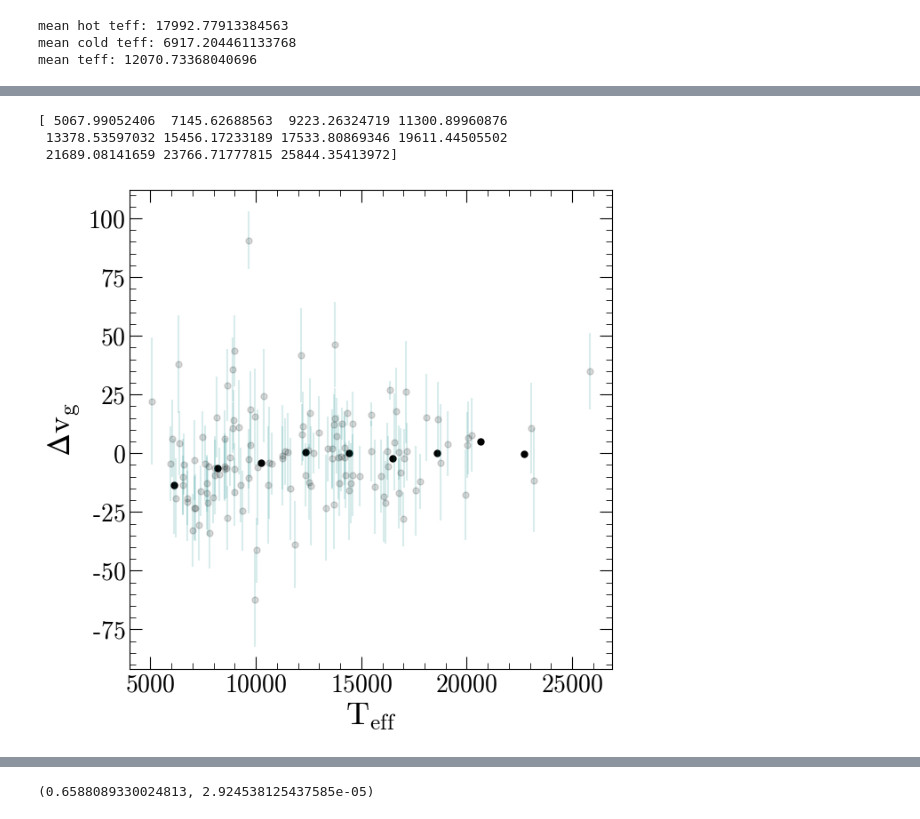
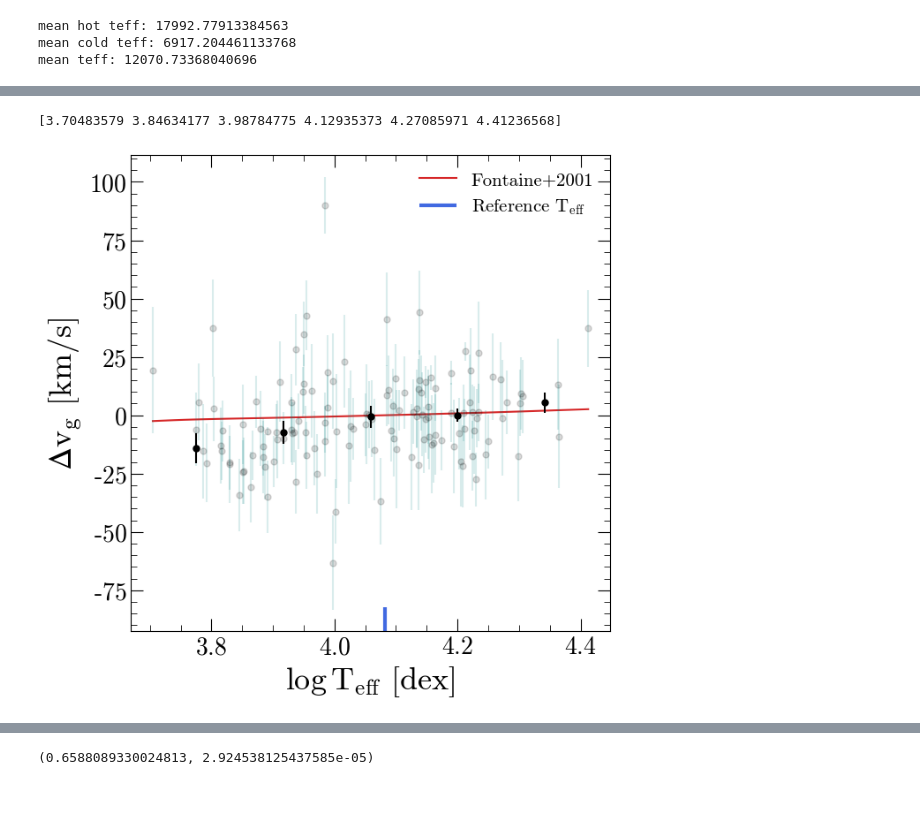
Before and after one commit to stefanarseneau/gravitational-redshift, a Jupyter notebook: 05_relation.ipynb, the cells around one changed output, grey strips where cells are left out. Cells and saved outputs as stored; diff of their text form; code cells hidden in the pictures.

```diff
--- a/05_relation.ipynb
+++ b/05_relation.ipynb
@@ -1106,10 +1095,10 @@ for i in tqdm(range(len(catalog))):
     hot_delta_gravz[i] = np.mean(catalog['g_redshift'][i] - rv_from_radius(catalog['radius'][i] + np.random.normal(0, catalog['e_radius'][i], size = (1,size)), np.mean(catalog[hot_mask]['phot_teff']), 'f', 'f', 'f'))
     hot_e_delta_gravz[i] = ( catalog['eg_redshift'][i]**2 + (catalog['e_radius'][i] * hot_drv(catalog['radius'][i]) )**2 )**(0.5)
 
-    delta_gravz[i] = np.mean(catalog['g_redshift'][i] - rv_from_radius(catalog['radius'][i] + np.random.normal(0, catalog['e_radius'][i], size = (1,size)), np.mean(catalog[mask]['phot_teff']), 'f', 'f', 'f'))
+    delta_gravz[i] = np.mean(catalog['g_redshift'][i] - rv_from_radius(catalog['radius'][i] + np.random.normal(0, catalog['e_radius'][i], size = (1,size)), 12000, 'f', 'f', 'f'))
     e_delta_gravz[i] = ( catalog['eg_redshift'][i]**2 + (catalog['e_radius'][i] * hot_drv(catalog['radius'][i]) )**2 )**(0.5)
 
-    owntemp[i] = np.mean(catalog['g_redshift'][i] - rv_from_radius(catalog['radius'][i] + np.random.normal(0, catalog['e_radius'][i], size = (1,size)), catalog['phot_teff'][i], 'f', 'f', 'f'))
+    owntemp[i] = np.mean(catalog['g_redshift'][i] - rv_from_radius(catalog['radius'][i] + np.random.normal(0, catalog['e_radius'][i], size = (1,size)), 12000, 'f', 'f', 'f'))
     e_owntemp[i] = ( catalog['eg_redshift'][i]**2 + (catalog['e_radius'][i] * hot_drv(catalog['radius'][i]) )**2 )**(0.5)
 # %% [output]
 mean hot teff: 17992.77913384563
@@ -1372,24 +1259,42 @@ fig.savefig('spectra/temp_quantify_2.pdf')
 # %%
-plt.errorbar(catalog[mask]['phot_teff'], catalog[mask]['delta_vg_self'], yerr = catalog[mask]['e_delta_vg_self'], alpha = 0.15, fmt = 'o', color='black', ecolor = 'teal')
+teffs = np.linspace(min(catalog[mask]['phot_teff']), max(catalog[mask]['phot_teff']), 100)
+theoretical1 = rv_from_radius(0.014, teffs, 'f', 'f', 'f') - rv_from_radius(0.014, 12000, 'f', 'f', 'f')
+theoretical2 = rv_from_radius(0.013, teffs, 'f', 'f', 'f') - rv_from_radius(0.013, 12000, 'f', 'f', 'f')
+theoretical3 = rv_from_radius(0.012, teffs, 'f', 'f', 'f') - rv_from_radius(0.012, 12000, 'f', 'f', 'f')
+theoretical4 = rv_from_radius(0.011, teffs, 'f', 'f', 'f') - rv_from_radius(0.011, 12000, 'f', 'f', 'f')
 
-n = np.histogram(catalog[mask]['phot_teff'])
+plt.plot(np.log10(teffs), theoretical1, label = 'Fontaine+2001', c = 'C3')
+#plt.plot(np.log10(teffs), theoretical2)
+#plt.plot(np.log10(teffs), theoretical3)
+#plt.plot(np.log10(teffs), theoretical4)
+
+plt.errorbar(np.log10(catalog[mask]['phot_teff']), catalog[mask]['delta_gravz'], yerr = catalog[mask]['e_delta_gravz'], alpha = 0.15, fmt = 'o', color='black', ecolor = 'teal')
+
+n = np.histogram(np.log10(catalog[mask]['phot_teff']), bins = 5)
 centers = n[1][:-1] + np.diff(n[1])/2
 
 print(n[1])
 
 median = []
+e_median = []
 for i in range(len(n[1])-1):
-    tempmask = np.all([catalog['phot_teff'] > n[1][i], catalog['phot_teff'] < n[1][i+1], mask], axis = 0)
-    median.append(np.median(catalog[tempmask]['delta_vg_self']))
+    tempmask = np.all([np.log10(catalog['phot_teff']) > n[1][i], np.log10(catalog['phot_teff']) < n[1][i+1], mask], axis = 0)
+    median.append(np.median(catalog[tempmask]['delta_gravz']))
+    e_median.append(1.2533*np.std(catalog[tempmask]['delta_gravz']) / np.sqrt(len(catalog[tempmask])))
 
-plt.scatter(centers, median, c = 'k')
+plt.errorbar(centers, median, yerr = e_median, c = 'k', fmt = 'o')
 
-plt.ylabel(r'$\Delta v_g$')
-plt.xlabel(r'$T_{eff}$')
+ymin, ymax = plt.ylim()
+
+plt.ylabel(r'$\Delta v_g$ $[km/s]$')
+plt.xlabel(r'$\log T_{eff}$ $[dex]$')
+plt.vlines(np.log10(np.mean(catalog[mask]['phot_teff'])), ymin = ymin, ymax = ymin + 0.05*(ymax - ymin), color = 'royalblue', lw = 3, label = r'Reference $T_{eff}$')
+plt.legend(framealpha = 0)
+
+
+plt.ylim(ymin, ymax)
 
 plt.savefig('spectra/vg_teff.pdf')
 # %% [output]
-[ 5067.99052406  7145.62688563  9223.26324719 11300.89960876
- 13378.53597032 15456.17233189 17533.80869346 19611.44505502
- 21689.08141659 23766.71777815 25844.35413972]
+[3.70483579 3.84634177 3.98784775 4.12935373 4.27085971 4.41236568]
-[figure, old version]
+[figure, new version]
```
Also changed, not shown: parts of 24 cells of this notebook, 12 other files.
